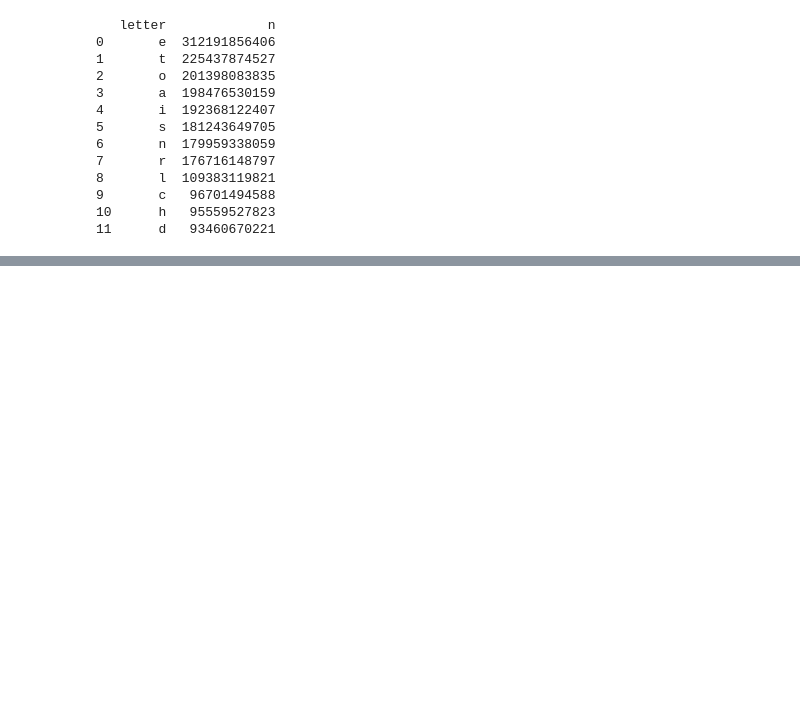
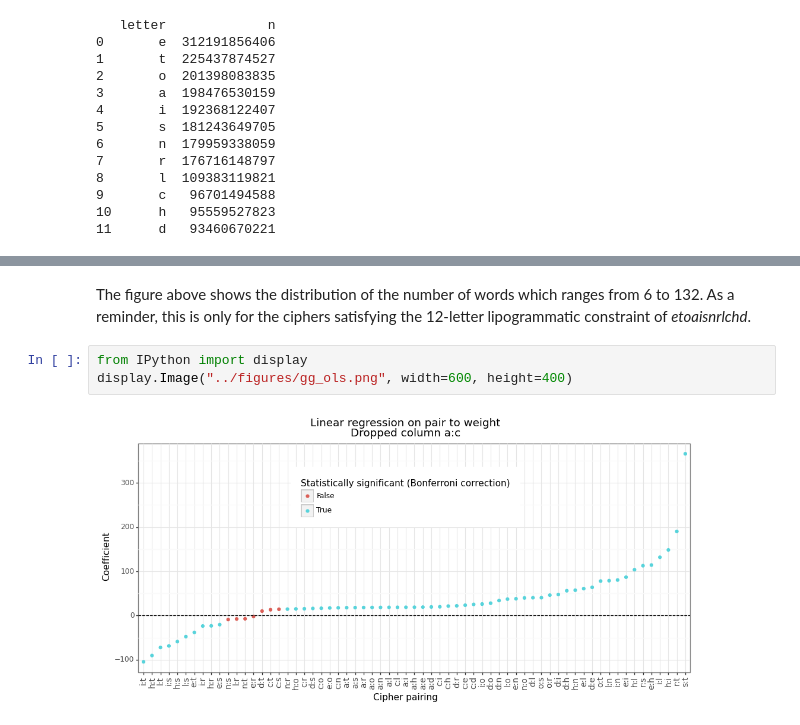
Before and after one commit to ErikinBC/mirror_alphabet, a Jupyter notebook: enciphered.ipynb, the cells around one changed output, grey strips where cells are left out. Drawn from its saved outputs; the diff is of its cells as text; blank space fills up the shorter version.

```diff
--- a/enciphered.ipynb
+++ b/enciphered.ipynb
@@ -493,0 +604,7 @@ gg_jac
+# %% [markdown]
+The figure above shows the distribution of the number of words which ranges from 6 to 132. As a reminder, this is only for the ciphers satisfying the 12-letter lipogrammatic constraint of *etoaisnrlchd*.
+# %%
+from IPython import display
+display.Image("../figures/gg_ols.png", width=600, height=400)
+# %% [output]
+[figure, added]
```
Also changed, not shown: parts of 34 cells of this notebook, 2 other files.
